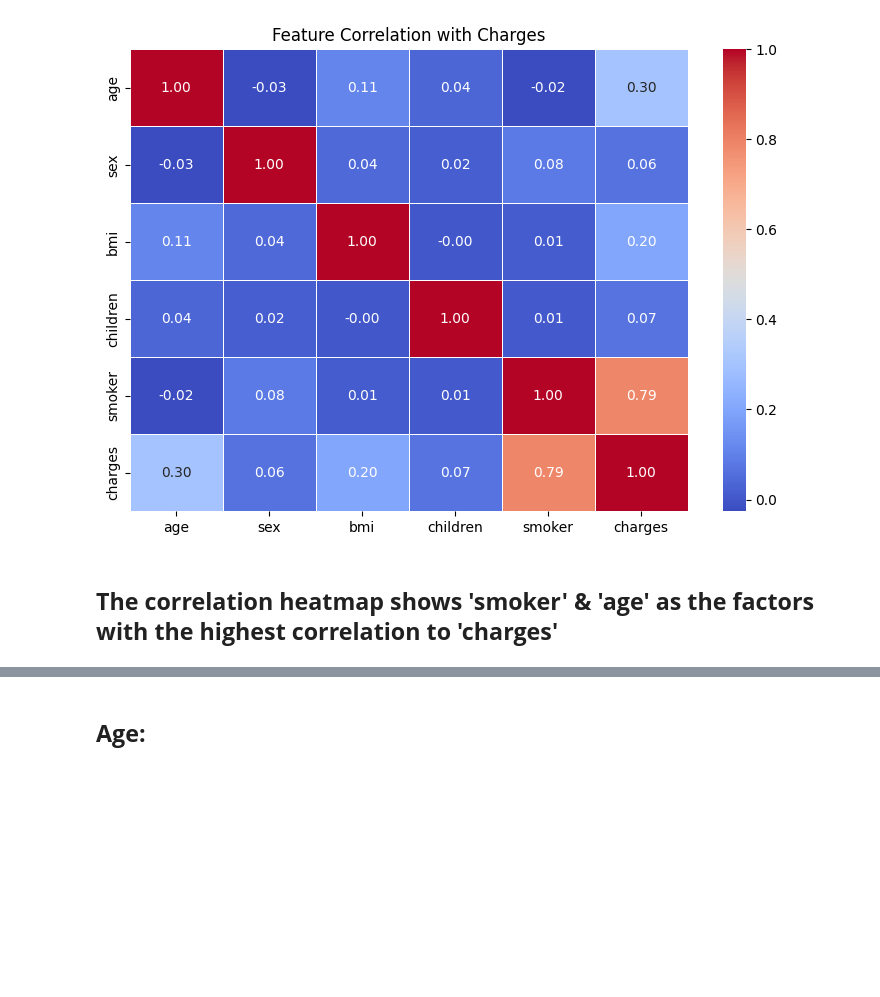
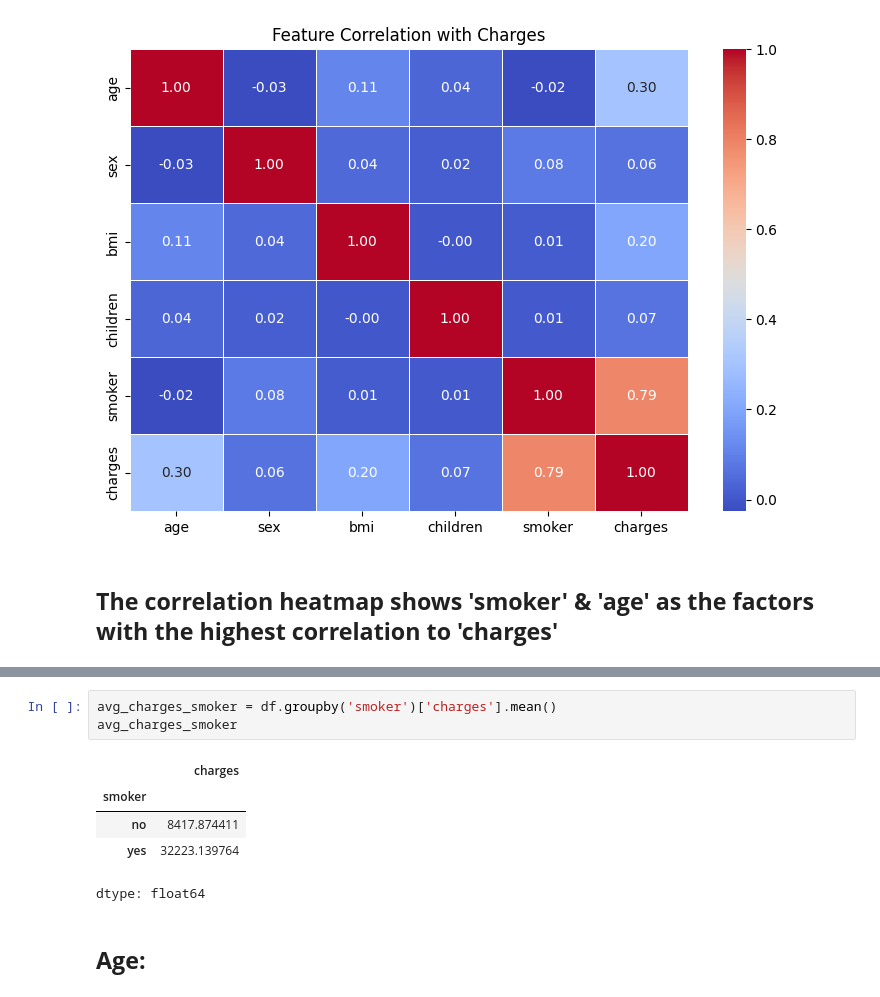
Before and after one commit to abdullaawad/Medical-Insurance-Project, a Jupyter notebook: Medical_Insurance_Project.ipynb, the cells around one changed output, grey strips where cells are left out. Saved outputs shown, nothing was run; the diff lists cells and outputs as text; blank space fills up the shorter version.

```diff
--- a/Medical_Insurance_Project.ipynb
+++ b/Medical_Insurance_Project.ipynb
@@ -103,2 +111,11 @@ plt.show()
+# %%
+avg_charges_smoker = df.groupby('smoker')['charges'].mean()
+avg_charges_smoker
+# %% [output]
+|  | charges |
+| smoker |  |
+| no | 8417.874411 |
+| yes | 32223.139764 |
+dtype: float64
 # %% [markdown]
 ## **Age:**
```
Also changed, not shown: parts of 4 cells of this notebook.
